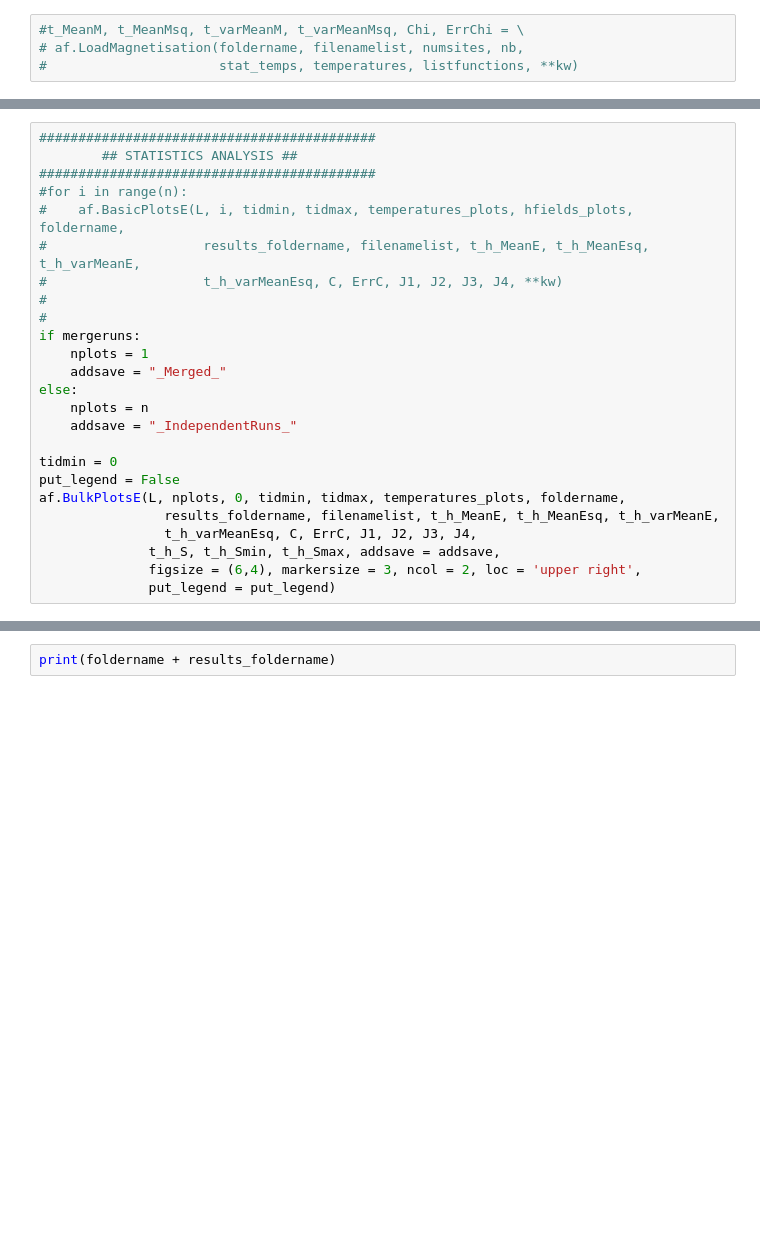
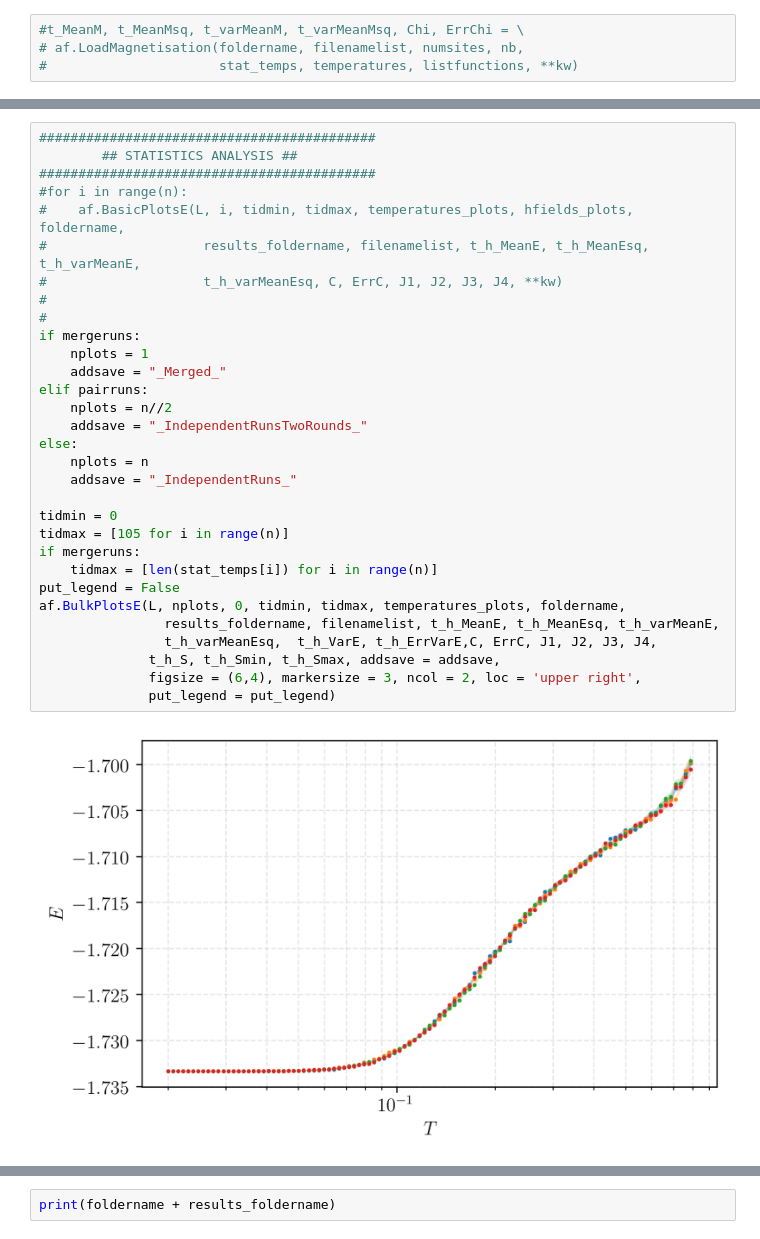
Before and after one commit to jeannecolbois/myopic-dual-worm, a Jupyter notebook: dualworm-kagome/AnalysisCode_KJ1J2J3/AnalysisEasyPhase_FullGsEntropy-L14.ipynb, the cells around one changed output, grey strips where cells are left out. Saved outputs shown, nothing was run; the diff lists cells and outputs as text; blank space fills up the shorter version.

```diff
--- a/dualworm-kagome/AnalysisCode_KJ1J2J3/AnalysisEasyPhase_FullGsEntropy-L14.ipynb
+++ b/dualworm-kagome/AnalysisCode_KJ1J2J3/AnalysisEasyPhase_FullGsEntropy-L14.ipynb
@@ -148,25 +247,33 @@ fm.findfont("serif", rebuild_if_missing=False)
 # %%
 ###########################################
         ## STATISTICS ANALYSIS ##
 ###########################################
 #for i in range(n):
 #    af.BasicPlotsE(L, i, tidmin, tidmax, temperatures_plots, hfields_plots, foldername,
 #                    results_foldername, filenamelist, t_h_MeanE, t_h_MeanEsq, t_h_varMeanE,
 #                    t_h_varMeanEsq, C, ErrC, J1, J2, J3, J4, **kw)
 #
 #
 if mergeruns:
     nplots = 1
     addsave = "_Merged_"
+elif pairruns:
+    nplots = n//2
+    addsave = "_IndependentRunsTwoRounds_"
 else:
     nplots = n
     addsave = "_IndependentRuns_"
 
 tidmin = 0
+tidmax = [105 for i in range(n)]
+if mergeruns:
+    tidmax = [len(stat_temps[i]) for i in range(n)]
 put_legend = False
 af.BulkPlotsE(L, nplots, 0, tidmin, tidmax, temperatures_plots, foldername,
                 results_foldername, filenamelist, t_h_MeanE, t_h_MeanEsq, t_h_varMeanE,
-                t_h_varMeanEsq, C, ErrC, J1, J2, J3, J4,
+                t_h_varMeanEsq,  t_h_VarE, t_h_ErrVarE,C, ErrC, J1, J2, J3, J4,
               t_h_S, t_h_Smin, t_h_Smax, addsave = addsave,
               figsize = (6,4), markersize = 3, ncol = 2, loc = 'upper right',
               put_legend = put_legend)
+# %% [output]
+[figure, added]
```
Also changed, not shown: parts of 12 cells of this notebook, 1 other file.
